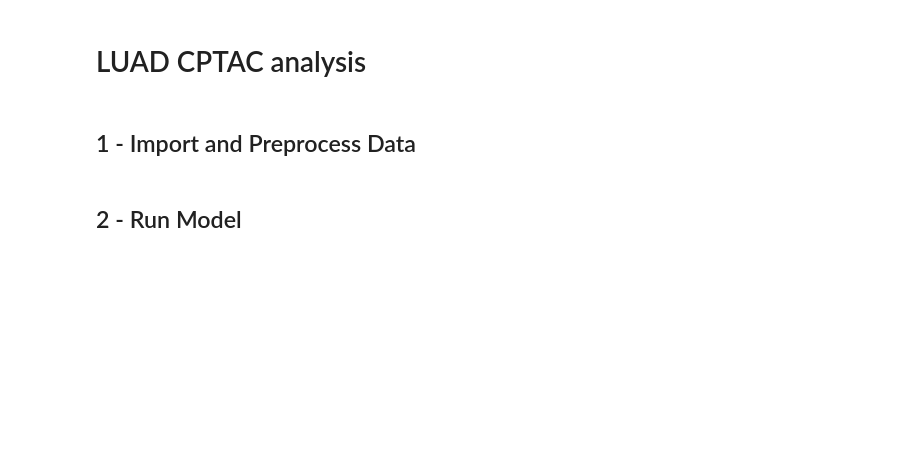
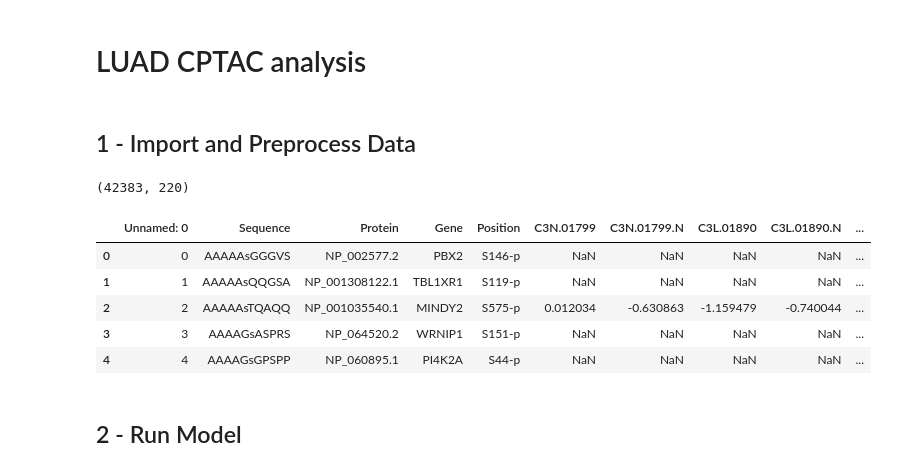
Before and after one commit to meyer-lab/DDMC, a Jupyter notebook: CPTAC.ipynb, the cells around one changed output. Cells and saved outputs as stored; diff of their text form; code cells hidden in the pictures; blank space fills up the shorter version.

```diff
--- a/CPTAC.ipynb
+++ b/CPTAC.ipynb
@@ -8,7 +8,7 @@ from msresist.clustering import MassSpecClustering
 import matplotlib.pyplot as plt
 # %%
 # pd.set_option('display.max_colwidth', 1000)
-# pd.set_option('display.max_rows', 1000000)
+pd.set_option('display.max_rows', 1000000)
 pd.set_option('display.max_columns', 1000)
 # %% [markdown]
 ## 1 - Import and Preprocess Data
@@ -18,6 +18,17 @@ X = pd.read_csv("msresist/data/MS/CPTAC/CPTAC-preprocessedMotfis.csv")
 
 d = X.select_dtypes(include=['float64']).T
 i = X.select_dtypes(include=['object'])
+# %%
+print(X.shape)
+X.head()
+# %% [output]
+(42383, 220)
+|  | Unnamed: 0 | Sequence | Protein | Gene | Position | C3N.01799 | C3N.01799.N | C3L.01890 | C3L.01890.N | ... |
+| 0 | 0 | AAAAAsGGGVS | NP_002577.2 | PBX2 | S146-p | NaN | NaN | NaN | NaN | ... |
+| 1 | 1 | AAAAAsQQGSA | NP_001308122.1 | TBL1XR1 | S119-p | NaN | NaN | NaN | NaN | ... |
+| 2 | 2 | AAAAAsTQAQQ | NP_001035540.1 | MINDY2 | S575-p | 0.012034 | -0.630863 | -1.159479 | -0.740044 | ... |
+| 3 | 3 | AAAAGsASPRS | NP_064520.2 | WRNIP1 | S151-p | NaN | NaN | NaN | NaN | ... |
+| 4 | 4 | AAAAGsGPSPP | NP_060895.1 | PI4K2A | S44-p | NaN | NaN | NaN | NaN | ... |
 # %% [markdown]
 ## 2 - Run Model
 # %% [markdown]
```
Also changed, not shown: parts of 3 cells of this notebook, 6 other files.
